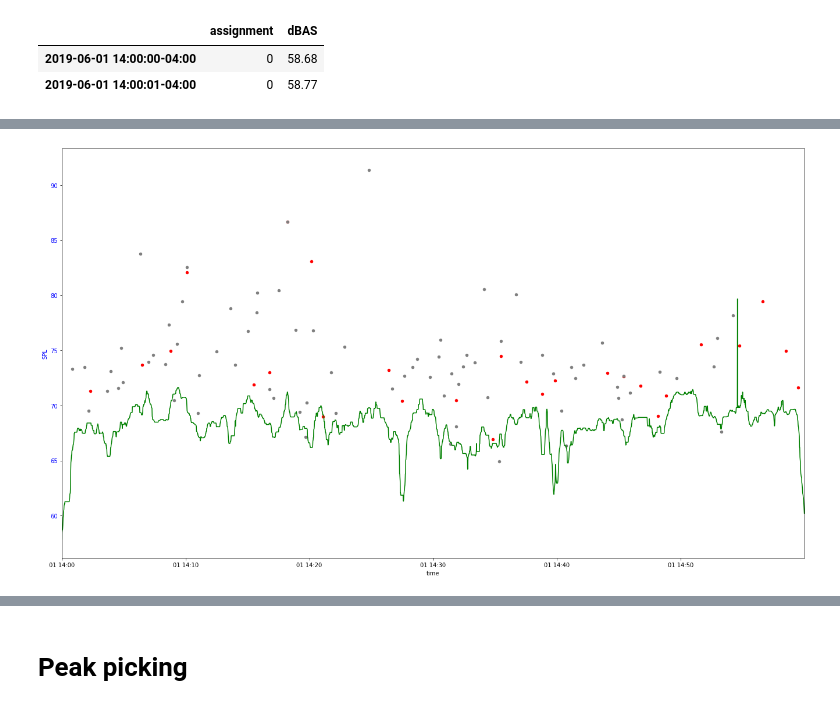
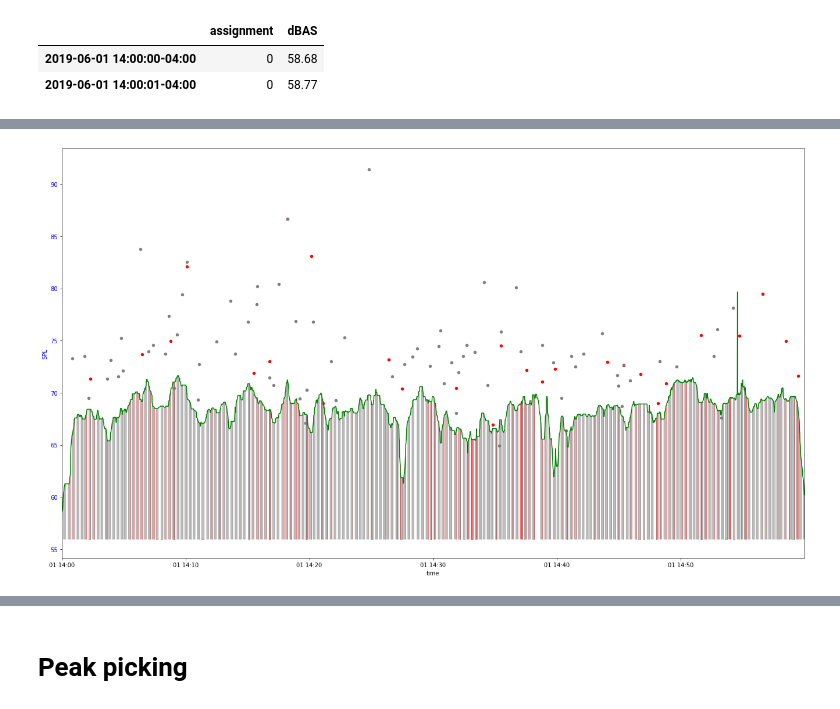
Before and after one commit to marin-hyatt/public-redhook-analysis, a Jupyter notebook: Truck_Analysis.ipynb, the cells around one changed output, grey strips where cells are left out. Cells and saved outputs as stored; diff of their text form; code cells hidden in the pictures.

Commit message:
Shaded regions corresponding to trucks and other clusters

```diff
--- a/Truck_Analysis.ipynb
+++ b/Truck_Analysis.ipynb
@@ -931,7 +951,7 @@ hour_joined_df[hour_joined_df.index[0]:hour_joined_df.index[1]]
 | 2019-06-01 14:00:00-04:00 | 0 | 58.68 |
 | 2019-06-01 14:00:01-04:00 | 0 | 58.77 |
 # %%
-def plot_truck_clusters_scatter(joined_df, start_time, end_time, window_size):
+def plot_truck_clusters_scatter(joined_df, start_time, end_time, window_size, ds_factor):
     """
     Plots the SPL over time with visual cues indicating the presence of trucks over time for one sensor.
 
@@ -948,6 +968,9 @@ def plot_truck_clusters_scatter(joined_df, start_time, end_time, window_size):
 
     window_size : int
         Parameter for peak picking
+
+    ds_factor : int
+        Downsample factor for getting the median
     """
     y_vals = []
     sliced_joined_df = joined_df[start_time:end_time]
@@ -959,17 +982,17 @@ def plot_truck_clusters_scatter(joined_df, start_time, end_time, window_size):
     #Peaks for all SPL values
     window = (window_size-1)/2
     sliced_spl_peaks = librosa.util.peak_pick(sliced_joined_df['dBAS'], window, window, window, window, 3, 0)
-    print('number of spl peaks: ' + str(len(sliced_spl_peaks)))
+#     print('number of spl peaks: ' + str(len(sliced_spl_peaks)))
     sliced_dBAS_peaks = sliced_joined_df['dBAS'][sliced_spl_peaks]
     sliced_timestamp_peaks = sliced_joined_df_reset_index['index'][sliced_spl_peaks]
 
     #Peaks for SPL values corresponding to trucks
     sliced_truck_spl_peaks = librosa.util.peak_pick(sliced_trucks_df['dBAS'], \
                                                     window, window, window, window, window, 0)
-    print('number of truck peaks: ' + str(len(sliced_truck_spl_peaks)))
+#     print('number of truck peaks: ' + str(len(sliced_truck_spl_peaks)))
     sliced_truck_dBAS_peaks = sliced_trucks_df['dBAS'][sliced_truck_spl_peaks]
-    print('truck_spl_peaks: ')
-    print(sliced_truck_dBAS_peaks)
+#     print('truck_spl_peaks: ')
+#     print(sliced_truck_dBAS_peaks)
     sliced_trucks_df_reset_index = sliced_trucks_df.reset_index()
     sliced_truck_timestamp_peaks = sliced_trucks_df_reset_index['index'][sliced_truck_spl_peaks]
 
@@ -999,15 +1022,27 @@ def plot_truck_clusters_scatter(joined_df, start_time, end_time, window_size):
     #Plot SPL peaks corresponding to other clusters
     ax1.scatter(sliced_other_timestamp_peaks, sliced_other_dBAS_peaks, color='tab:gray', s=20)
 
-    ds_factor = 1
     ax1.plot(sliced_joined_df_reset_index['index'], \
              scipy.signal.medfilt(sliced_joined_df['dBAS'].values, 101)[::ds_factor], color='g')
     #ax1.plot(sliced_joined_df_reset_index['index'], sliced_joined_df['dBAS'])
     ax1.set_xlim([sliced_joined_df_reset_index['index'].iloc[0], sliced_joined_df_reset_index['index'].iloc[-1]])
 
+    #Plot regions corresponding to trucks
+    ax1.fill_between(x=sliced_joined_df_reset_index['index'], \
+                     y1=len(sliced_joined_df['dBAS'])*[sliced_joined_df['dBAS'].min()], \
+                     y2=scipy.signal.medfilt(sliced_joined_df['dBAS'].values, 101)[::ds_factor], \
+                     where=sliced_joined_df_reset_index['assignment']==1, \
+                     color='r', alpha=0.5)
+
+    #Plot regions corresponding to other clusters
+    ax1.fill_between(x=sliced_joined_df_reset_index['index'], \
+                     y1=len(sliced_joined_df['dBAS'])*[sliced_joined_df['dBAS'].min()], \
+                     y2=scipy.signal.medfilt(sliced_joined_df['dBAS'].values, 101)[::ds_factor], \
+                     where=sliced_joined_df_reset_index['assignment']==2, \
+                     color='tab:gray', alpha=0.5)
     fig.set_size_inches(18.5, 10.5)
     fig.tight_layout()
     fig.show()
 # %%
-plot_truck_clusters_scatter(hour_joined_df, hour_joined_df.index[0], hour_joined_df.index[-1], 7)
+plot_truck_clusters_scatter(hour_joined_df, hour_joined_df.index[0], hour_joined_df.index[-1], 7, 1)
 # %% [output]
@@ -1031,4 +1049,4 @@ Name: dBAS, dtype: float64
-[figure, old version]
+[figure, new version]
 # %%
 plot_truck_clusters_scatter(all_joined_df_cut['2019-06-01 14:00:00-04:00':'2019-06-01 15:00:00-04:00'], \
                             all_joined_df_cut['2019-06-01 14:00:00-04:00':'2019-06-01 15:00:00-04:00'].index[0], \
```
Also changed, not shown: parts of 4 cells of this notebook.
